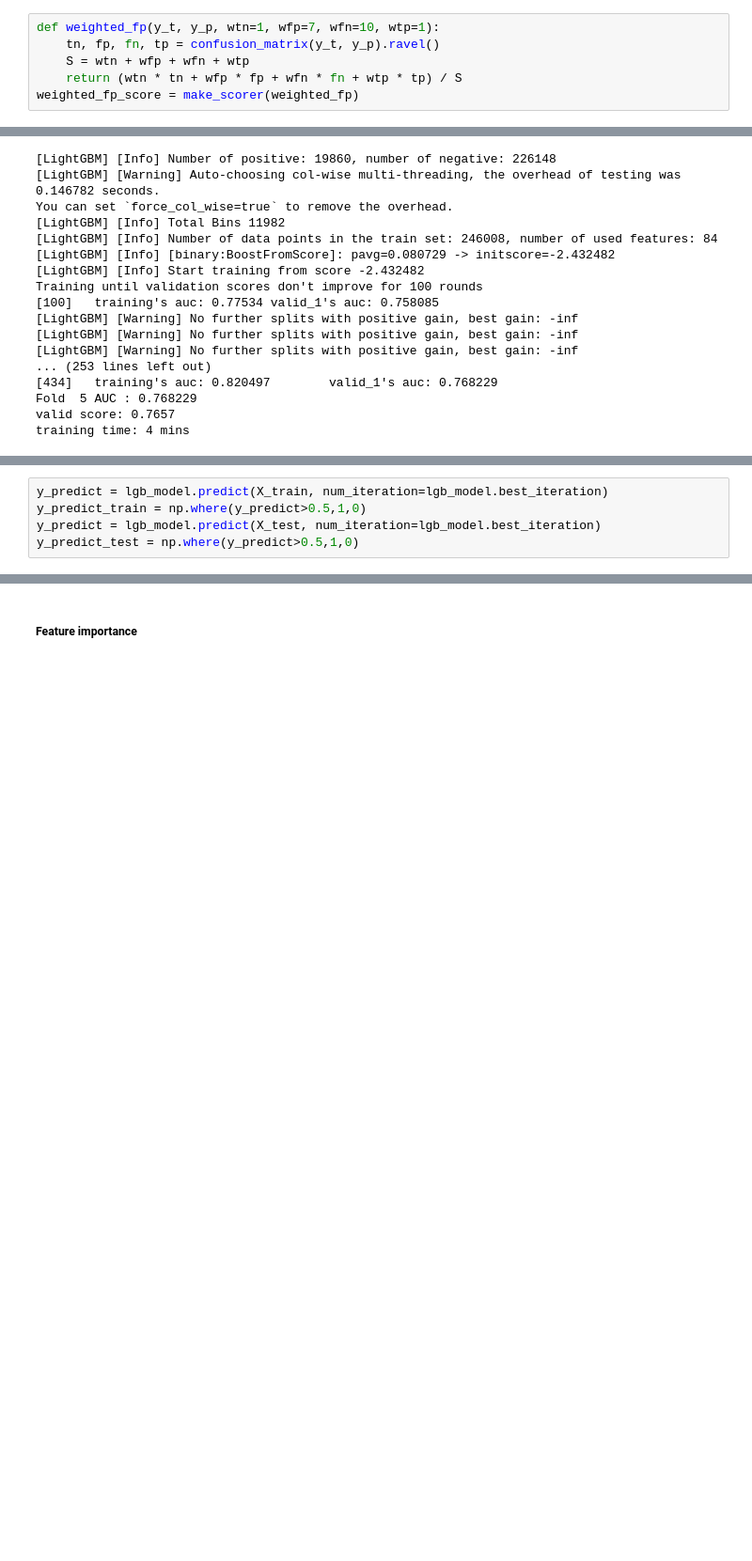
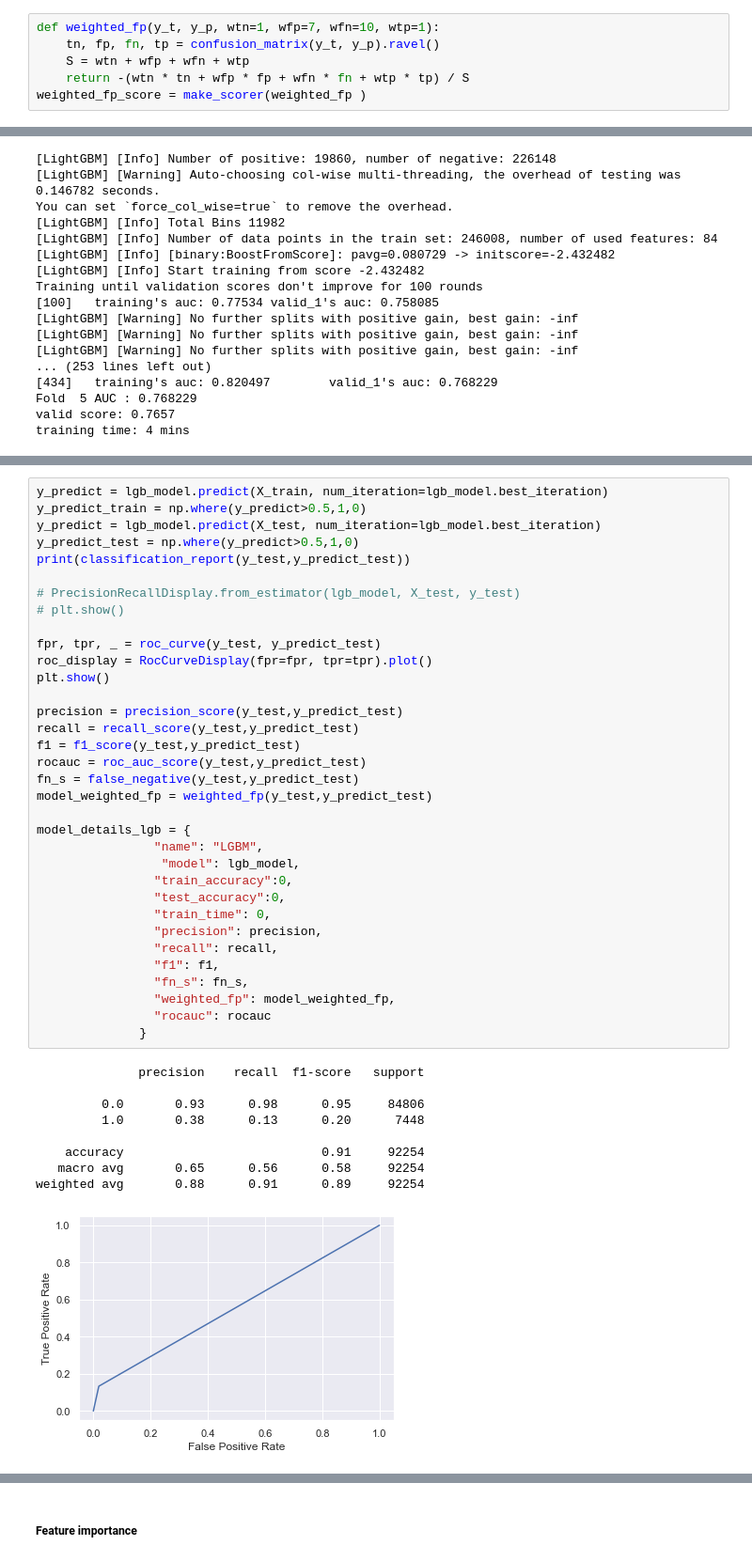
Before and after one commit to Neclis/OC7, a Jupyter notebook: P7_Scoring_00_Martinez_Nicolas.ipynb, the cells around one changed output, grey strips where cells are left out. Shown at 94% size. Cells and saved outputs as stored; diff of their text form; blank space fills up the shorter version.

```diff
--- a/P7_Scoring_00_Martinez_Nicolas.ipynb
+++ b/P7_Scoring_00_Martinez_Nicolas.ipynb
@@ -1078,8 +1083,8 @@ false_negative_score = make_scorer(false_negative)
 def weighted_fp(y_t, y_p, wtn=1, wfp=7, wfn=10, wtp=1):
     tn, fp, fn, tp = confusion_matrix(y_t, y_p).ravel()
     S = wtn + wfp + wfn + wtp
-    return (wtn * tn + wfp * fp + wfn * fn + wtp * tp) / S
-weighted_fp_score = make_scorer(weighted_fp)
+    return -(wtn * tn + wfp * fp + wfn * fn + wtp * tp) / S
+weighted_fp_score = make_scorer(weighted_fp )
 # %%
 def train_model(model, X_train, y_train, X_test, y_test):
     pipe = Pipeline([('scaler', StandardScaler()),('clf', model["clf"])])
@@ -1258,5 +1262,44 @@ Early stopping, best iteration is:
 # %%
 y_predict = lgb_model.predict(X_train, num_iteration=lgb_model.best_iteration)
 y_predict_train = np.where(y_predict>0.5,1,0)
 y_predict = lgb_model.predict(X_test, num_iteration=lgb_model.best_iteration)
 y_predict_test = np.where(y_predict>0.5,1,0)
+print(classification_report(y_test,y_predict_test))
+
+# PrecisionRecallDisplay.from_estimator(lgb_model, X_test, y_test)
+# plt.show()
+
+fpr, tpr, _ = roc_curve(y_test, y_predict_test)
+roc_display = RocCurveDisplay(fpr=fpr, tpr=tpr).plot()
+plt.show()
+
+precision = precision_score(y_test,y_predict_test)
+recall = recall_score(y_test,y_predict_test)
+f1 = f1_score(y_test,y_predict_test)
+rocauc = roc_auc_score(y_test,y_predict_test)
+fn_s = false_negative(y_test,y_predict_test)
+model_weighted_fp = weighted_fp(y_test,y_predict_test)
+
+model_details_lgb = {
+                "name": "LGBM",
+                 "model": lgb_model,
+                "train_accuracy":0,
+                "test_accuracy":0,
+                "train_time": 0,
+                "precision": precision,
+                "recall": recall,
+                "f1": f1,
+                "fn_s": fn_s,
+                "weighted_fp": model_weighted_fp,
+                "rocauc": rocauc
+              }
+# %% [output]
+              precision    recall  f1-score   support
+
+         0.0       0.93      0.98      0.95     84806
+         1.0       0.38      0.13      0.20      7448
+
+    accuracy                           0.91     92254
+   macro avg       0.65      0.56      0.58     92254
+weighted avg       0.88      0.91      0.89     92254
+[figure, added]
```
Also changed, not shown: parts of 27 cells of this notebook.
